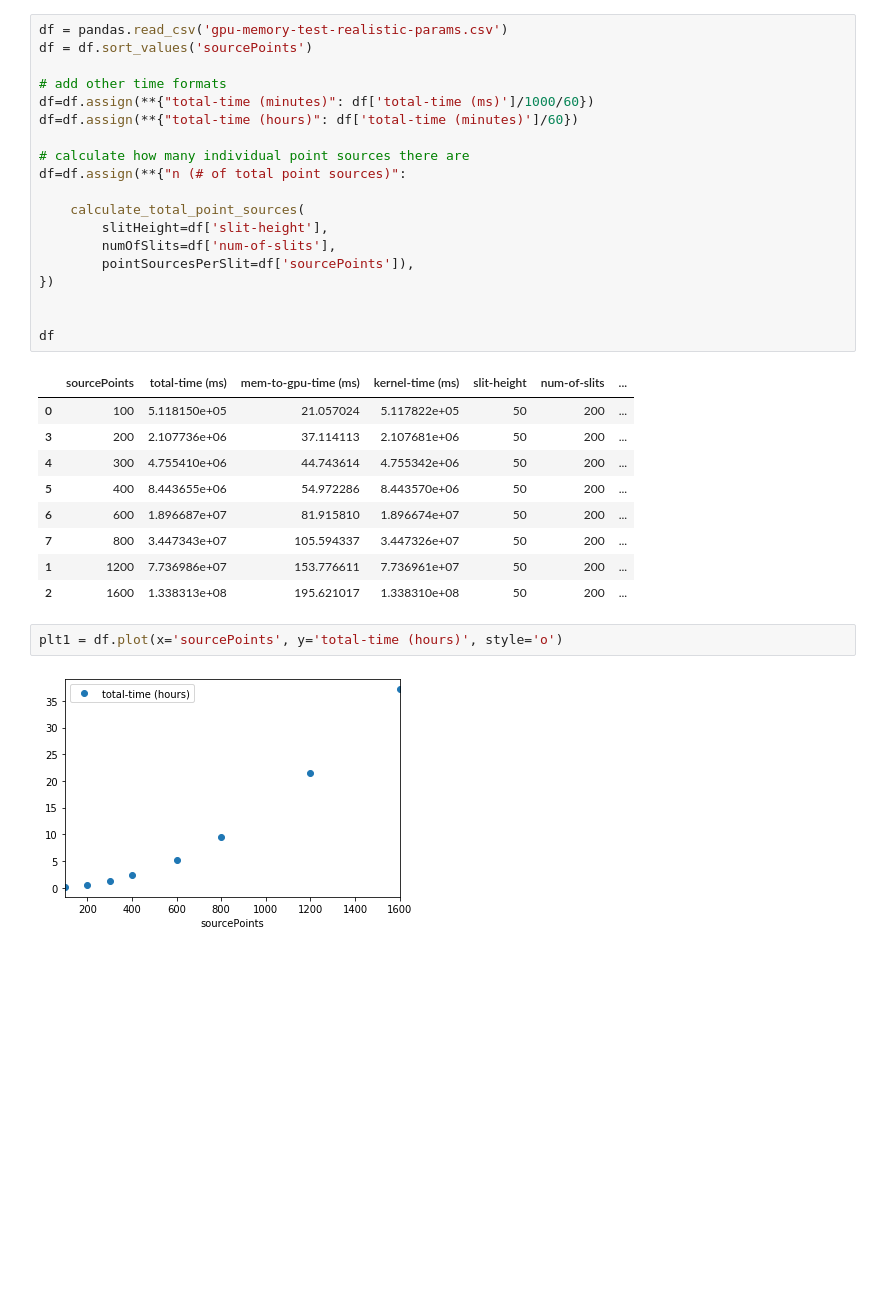
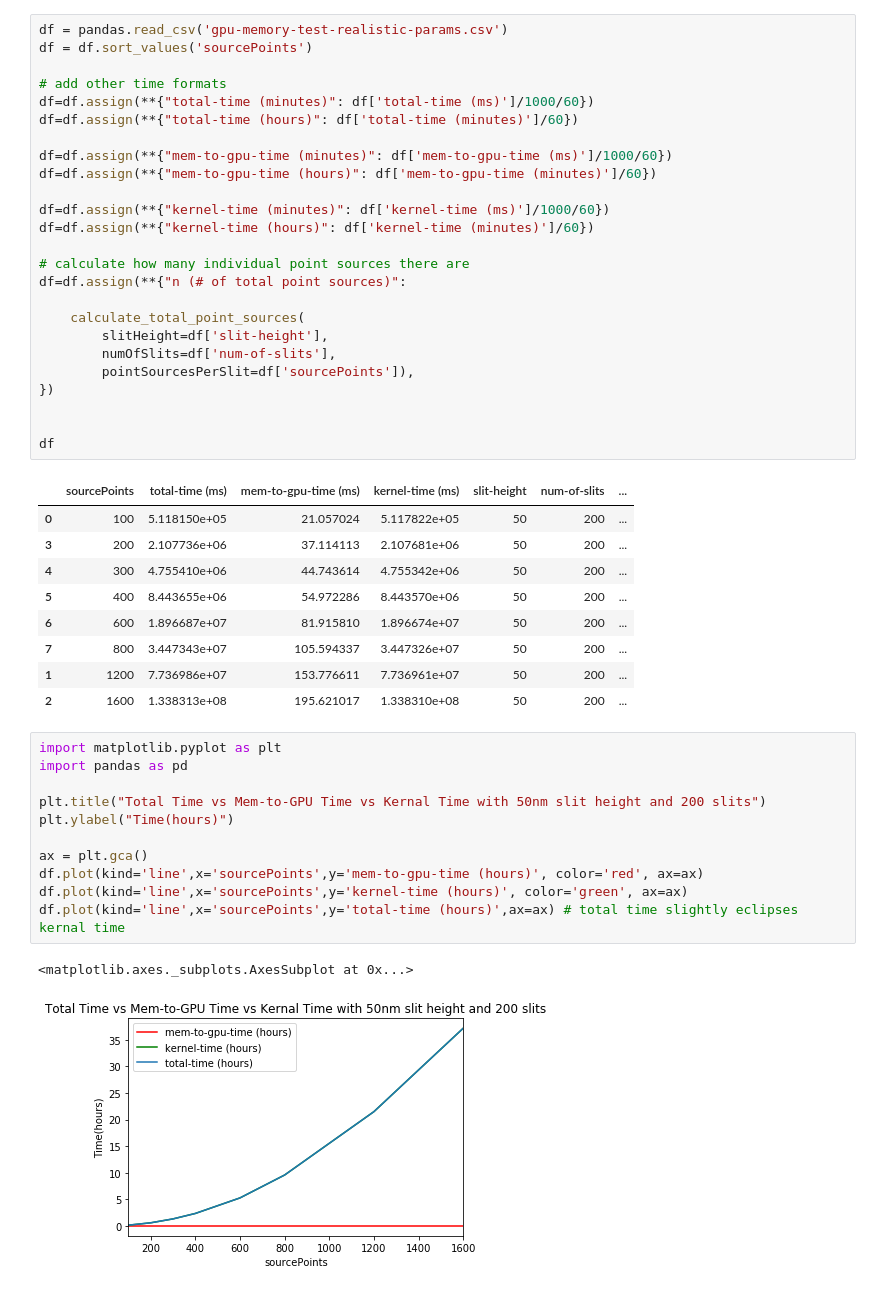
Before and after one commit to gtoledorodriguez/XRay-Optics-Simulation, a Jupyter notebook: notes/gpu-memory-usage/gpu-memory-test-stats.ipynb, the cells around one changed output. Saved outputs shown, nothing was run; the diff lists cells and outputs as text; blank space fills up the shorter version.

```diff
--- a/notes/gpu-memory-usage/gpu-memory-test-stats.ipynb
+++ b/notes/gpu-memory-usage/gpu-memory-test-stats.ipynb
@@ -13,6 +13,12 @@ df = df.sort_values('sourcePoints')
 # add other time formats
 df=df.assign(**{"total-time (minutes)": df['total-time (ms)']/1000/60})
 df=df.assign(**{"total-time (hours)": df['total-time (minutes)']/60})
+
+df=df.assign(**{"mem-to-gpu-time (minutes)": df['mem-to-gpu-time (ms)']/1000/60})
+df=df.assign(**{"mem-to-gpu-time (hours)": df['mem-to-gpu-time (minutes)']/60})
+
+df=df.assign(**{"kernel-time (minutes)": df['kernel-time (ms)']/1000/60})
+df=df.assign(**{"kernel-time (hours)": df['kernel-time (minutes)']/60})
 
 # calculate how many individual point sources there are
 df=df.assign(**{"n (# of total point sources)":
@@ -35,7 +41,17 @@ df
 | 7 | 800 | 3.447343e+07 | 105.594337 | 3.447326e+07 | 50 | 200 | ... |
 | 1 | 1200 | 7.736986e+07 | 153.776611 | 7.736961e+07 | 50 | 200 | ... |
 | 2 | 1600 | 1.338313e+08 | 195.621017 | 1.338310e+08 | 50 | 200 | ... |
-# %%
-plt1 = df.plot(x='sourcePoints', y='total-time (hours)', style='o')
-# %% [output]
-[figure, removed]
+# %%
+import matplotlib.pyplot as plt
+import pandas as pd
+
+plt.title("Total Time vs Mem-to-GPU Time vs Kernal Time with 50nm slit height and 200 slits")
+plt.ylabel("Time(hours)")
+
+ax = plt.gca()
+df.plot(kind='line',x='sourcePoints',y='mem-to-gpu-time (hours)', color='red', ax=ax)
+df.plot(kind='line',x='sourcePoints',y='kernel-time (hours)', color='green', ax=ax)
+df.plot(kind='line',x='sourcePoints',y='total-time (hours)',ax=ax) # total time slightly eclipses kernal time
+# %% [output]
+<matplotlib.axes._subplots.AxesSubplot at 0x...>
+[figure, added]
```
Also changed, not shown: parts of 2 cells of this notebook.
